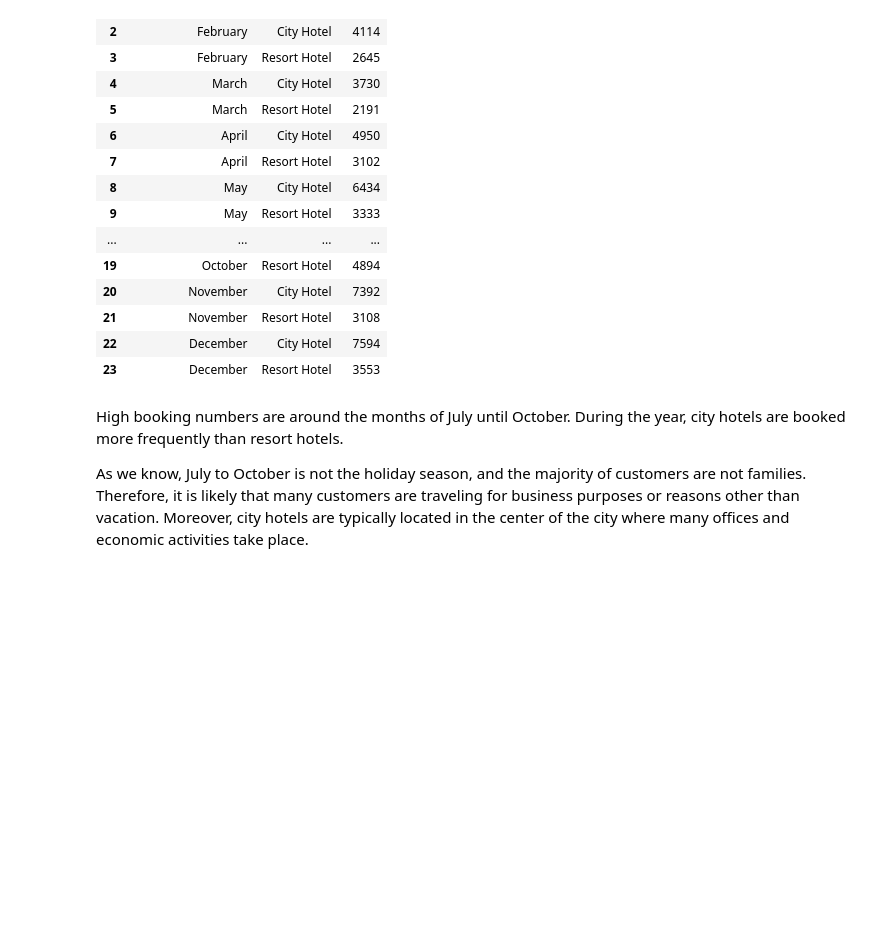
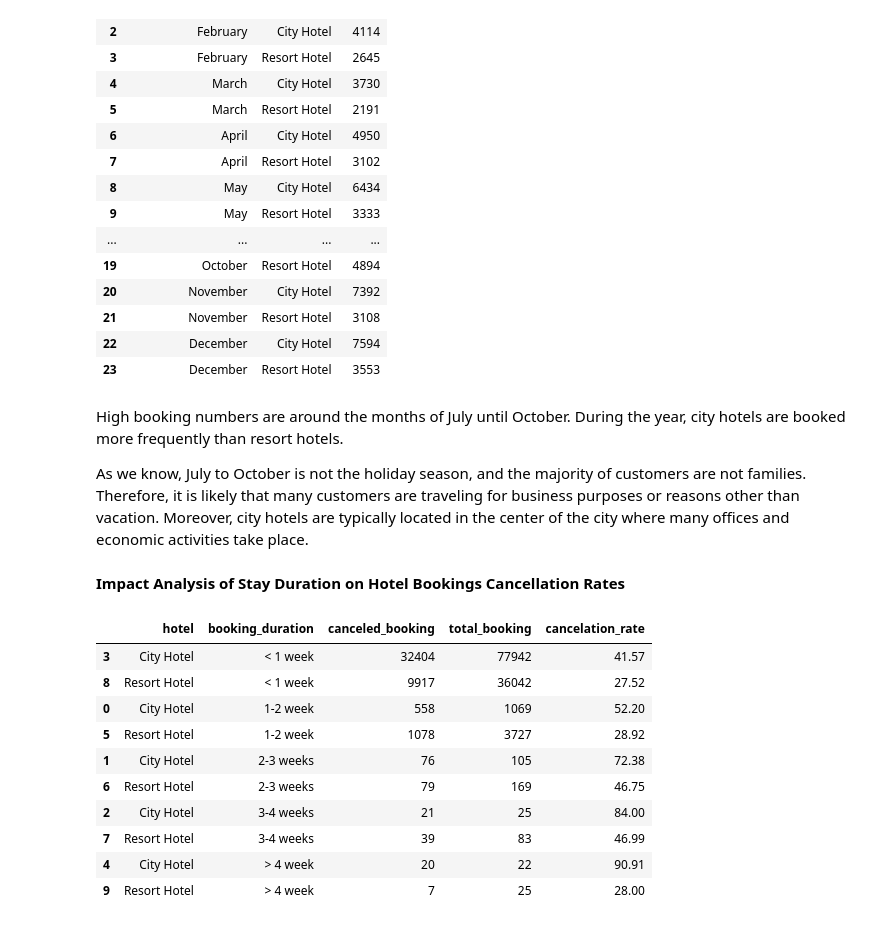
Before and after one commit to lutfiahk/Investigate-Business-Hotel-using-Data-Visualization, a Jupyter notebook: notebook.ipynb, the cells around one changed output. Drawn from its saved outputs; the diff is of its cells as text; code cells hidden in the pictures; blank space fills up the shorter version.

```diff
--- a/notebook.ipynb
+++ b/notebook.ipynb
@@ -438,3 +478,40 @@ fig.show()
 High booking numbers are around the months of July until October. During the year, city hotels are booked more frequently than resort hotels.
 
 As we know, July to October is not the holiday season, and the majority of customers are not families. Therefore, it is likely that many customers are traveling for business purposes or reasons other than vacation. Moreover, city hotels are typically located in the center of the city where many offices and economic activities take place.
+# %% [markdown]
+**Impact Analysis of Stay Duration on Hotel Bookings Cancellation Rates**
+# %%
+list = []
+
+for index, i in df.iterrows():
+    if (i['duration'] >= 0) & (i['duration'] <= 7):
+        list.append('< 1 week')
+    elif (i['duration'] > 7) & (i['duration'] <= 14):
+        list.append('1-2 week')
+    elif (i['duration'] > 14) & (i['duration'] <= 21):
+        list.append('2-3 weeks')
+    elif (i['duration'] > 21) & (i['duration'] <= 28):
+        list.append('3-4 weeks')
+    else : list.append('> 4 week')
+df['booking_duration'] = list
+# %%
+df['is_canceled'] = df['is_canceled'].replace({'Canceled':1, 'Not Canceled':0})
+cancel_booking_duration = df.groupby(['hotel', 'booking_duration']).agg({'is_canceled': 'sum', 'arrival_date_day_of_month': 'count'}).rename(columns={'is_canceled': 'canceled_booking', 'arrival_date_day_of_month': 'total_booking'}).reset_index()
+df['is_canceled'] = df['is_canceled'].replace({1:'Canceled', 0:'Not Canceled'})
+duration_order = pd.CategoricalDtype(categories=['< 1 week', '1-2 week', '2-3 weeks', '3-4 weeks', '> 4 week'], ordered=True)
+cancel_booking_duration['booking_duration'] = cancel_booking_duration['booking_duration'].astype(duration_order)
+cancel_booking_duration = cancel_booking_duration.sort_values('booking_duration')
+cancel_booking_duration['cancelation_rate'] = (cancel_booking_duration['canceled_booking'] / cancel_booking_duration['total_booking']).round(4) * 100
+display(cancel_booking_duration)
+# %% [output]
+|  | hotel | booking_duration | canceled_booking | total_booking | cancelation_rate |
+| 3 | City Hotel | < 1 week | 32404 | 77942 | 41.57 |
+| 8 | Resort Hotel | < 1 week | 9917 | 36042 | 27.52 |
+| 0 | City Hotel | 1-2 week | 558 | 1069 | 52.20 |
+| 5 | Resort Hotel | 1-2 week | 1078 | 3727 | 28.92 |
+| 1 | City Hotel | 2-3 weeks | 76 | 105 | 72.38 |
+| 6 | Resort Hotel | 2-3 weeks | 79 | 169 | 46.75 |
+| 2 | City Hotel | 3-4 weeks | 21 | 25 | 84.00 |
+| 7 | Resort Hotel | 3-4 weeks | 39 | 83 | 46.99 |
+| 4 | City Hotel | > 4 week | 20 | 22 | 90.91 |
+| 9 | Resort Hotel | > 4 week | 7 | 25 | 28.00 |
```
Also changed, not shown: parts of 16 cells of this notebook.
